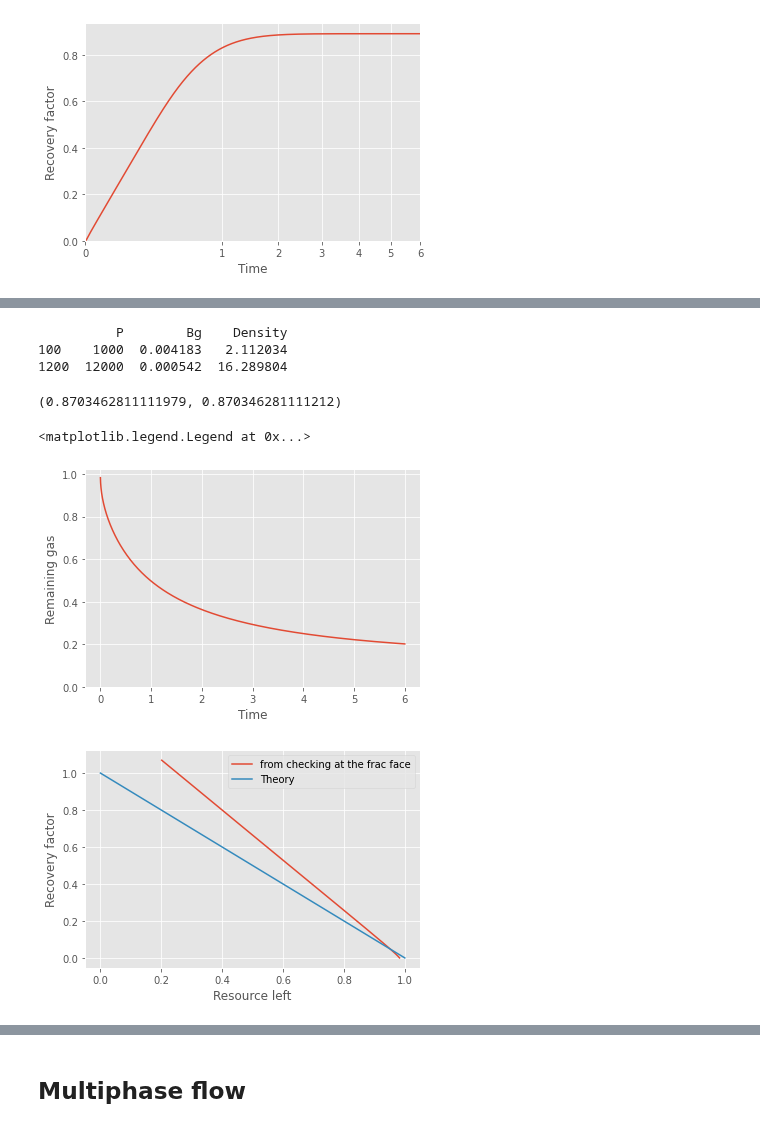
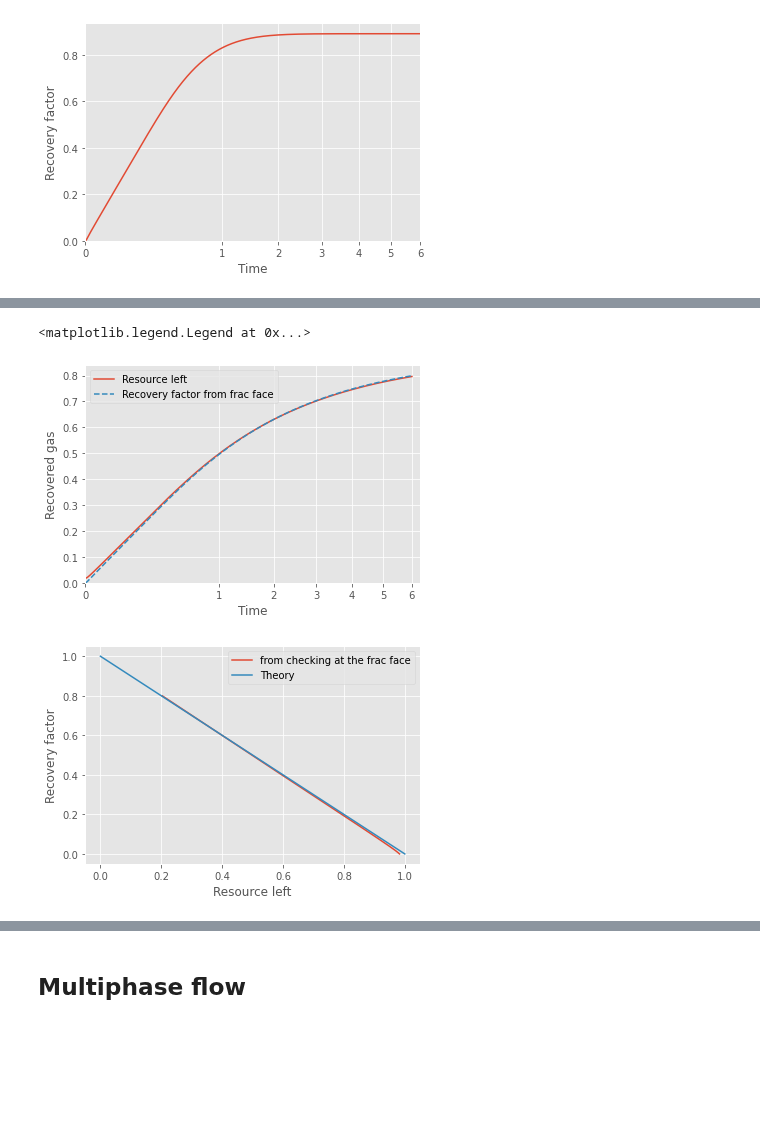
Before and after one commit to frank1010111/bluebonnet, a Jupyter notebook: docs/flow.ipynb, the cells around one changed output, grey strips where cells are left out. Saved outputs shown, nothing was run; the diff lists cells and outputs as text; code cells hidden in the pictures; blank space fills up the shorter version.

```diff
--- a/docs/flow.ipynb
+++ b/docs/flow.ipynb
@@ -90,12 +85,0 @@ fluid_properties.plot(x="pseudopressure", y="density")
-# %%
-%%time
-pressure_fracface = 1000
-reservoirs = {}
-for pressure_res in np.arange(5e3,12e3,1e3):
-    fluid_properties = (
-        pvt_gas[pvt_gas.P>=pressure_fracface][lambda x: x.P <= pressure_res]
-        .pipe(scale_pressure_diffusivity)
-    )
-    flow_properties = FlowProperties(fluid_properties, fvf_scale=1)
-    reservoirs[int(pressure_res)] = SinglePhaseReservoir(50, pressure_fracface, pressure_res, flow_properties)
-    reservoirs[int(pressure_res)].simulate(time)
@@ -114,5 +86,5 @@ ax.legend()
 # %%
-flow_properties = FlowProperties(fluid_properties, fvf_scale=1)
+flow_properties = FlowProperties(fluid_properties, fvf_scale=0.3579)
 
 res_realgas = SinglePhaseReservoir(50, 1000, 12000, flow_properties)
 
@@ -124,30 +96,22 @@ Wall time: 5.62 s
-# %%
-z = pvt_gas[pvt_gas['P'].isin([1000, 12000])]
-print(z[['P', 'Bg', "Density"]])
-1 - z.Density.iloc[0] / z.Density.iloc[1], 1 - z.Bg.iloc[1] / z.Bg.iloc[0]
-# %% [output]
-          P        Bg    Density
-100    1000  0.004183   2.112034
-1200  12000  0.000542  16.289804
-(0.8703462811111979, 0.870346281111212)
 # %%
 from scipy import interpolate
 density_interp = interpolate.interp1d(fluid_properties["pseudopressure"], fluid_properties["density"])
 def resource_left(pseudopressure, pvt):
     density = interpolate.interp1d(pvt["pseudopressure"], pvt["density"])
     return (density(pseudopressure)).sum(axis=1)
 remaining_gas = resource_left(res_realgas.pseudopressure, fluid_properties) / res_realgas.nx
-#resource_left = res_realgas.pseudopressure * .sum(axis=1)/res_realgas.nx
 fig, ax = plt.subplots()
-ax.plot(time,remaining_gas)
-ax.set(xlabel="Time", ylabel="Remaining gas", ylim=(0,None))
+ax.plot(time, 1 - remaining_gas, label="Resource left")
+ax.plot(time, rf2,"--", label="Recovery factor from frac face")
+ax.legend()
+ax.set(xlabel="Time", ylabel="Recovered gas", ylim=(0,None), xscale='squareroot', xlim=(0,None))
 
 fig, ax = plt.subplots()
-ax.plot(remaining_gas, rf2 * 0.565 * (1-density_interp(0)), label="from checking at the frac face")
+ax.plot(remaining_gas, rf2 , label="from checking at the frac face")
 ax.plot([1,0], [0,1], label="Theory")
 ax.set(xlabel="Resource left", ylabel="Recovery factor")
 ax.legend()
 # %% [output]
 <matplotlib.legend.Legend at 0x...>
-[figure, old version]
+[figure, new version]
-[figure, old version]
+[figure, new version]
```
Also changed, not shown: parts of 9 cells of this notebook, 2 other files.
